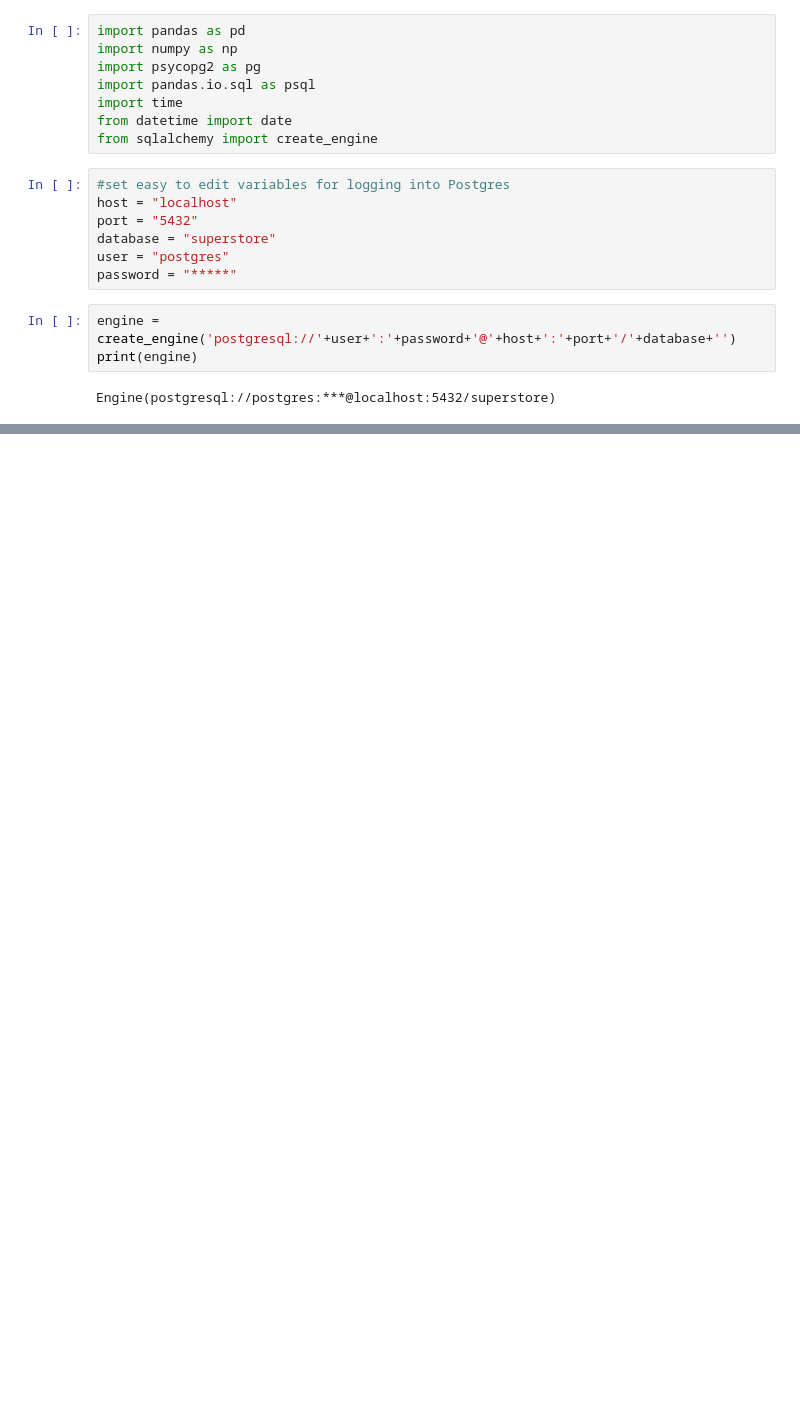
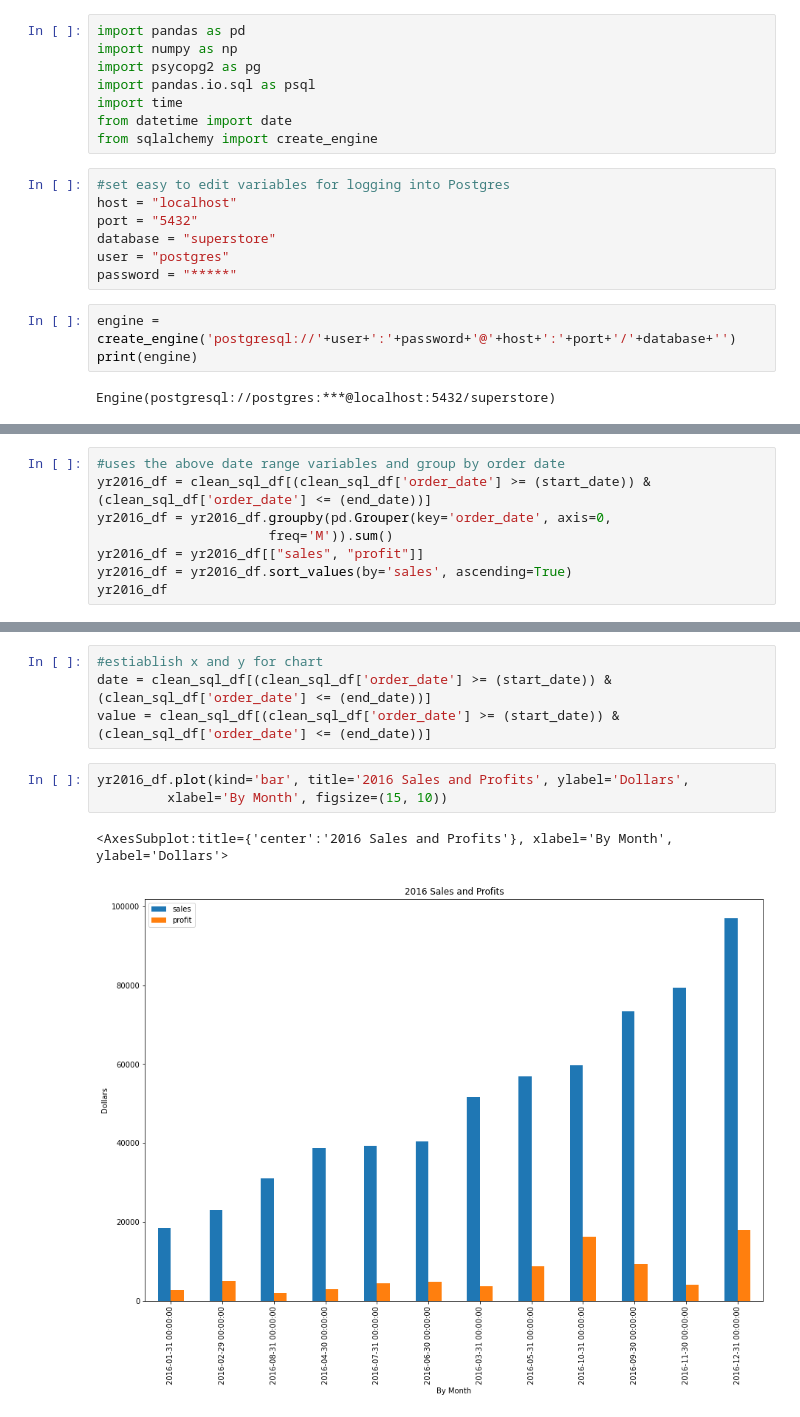
Before and after one commit to haodong191/superstore-project, a Jupyter notebook: superstore analysis with Postgres SQL connection.ipynb, the cells around one changed output, grey strips where cells are left out. Drawn from its saved outputs; the diff is of its cells as text; blank space fills up the shorter version.

```diff
--- a/superstore analysis with Postgres SQL connection.ipynb
+++ b/superstore analysis with Postgres SQL connection.ipynb
@@ -41,0 +90,8 @@ print(sql_df)
+# %%
+#uses the above date range variables and group by order date
+yr2016_df = clean_sql_df[(clean_sql_df['order_date'] >= (start_date)) & (clean_sql_df['order_date'] <= (end_date))]
+yr2016_df = yr2016_df.groupby(pd.Grouper(key='order_date', axis=0,
+                      freq='M')).sum()
+yr2016_df = yr2016_df[["sales", "profit"]]
+yr2016_df = yr2016_df.sort_values(by='sales', ascending=True)
+yr2016_df
@@ -41,0 +113,10 @@ print(sql_df)
+# %%
+#estiablish x and y for chart
+date = clean_sql_df[(clean_sql_df['order_date'] >= (start_date)) & (clean_sql_df['order_date'] <= (end_date))]
+value = clean_sql_df[(clean_sql_df['order_date'] >= (start_date)) & (clean_sql_df['order_date'] <= (end_date))]
+# %%
+yr2016_df.plot(kind='bar', title='2016 Sales and Profits', ylabel='Dollars',
+         xlabel='By Month', figsize=(15, 10))
+# %% [output]
+<AxesSubplot:title={'center':'2016 Sales and Profits'}, xlabel='By Month', ylabel='Dollars'>
+[figure, added]
```
Also changed, not shown: parts of 11 cells of this notebook.
